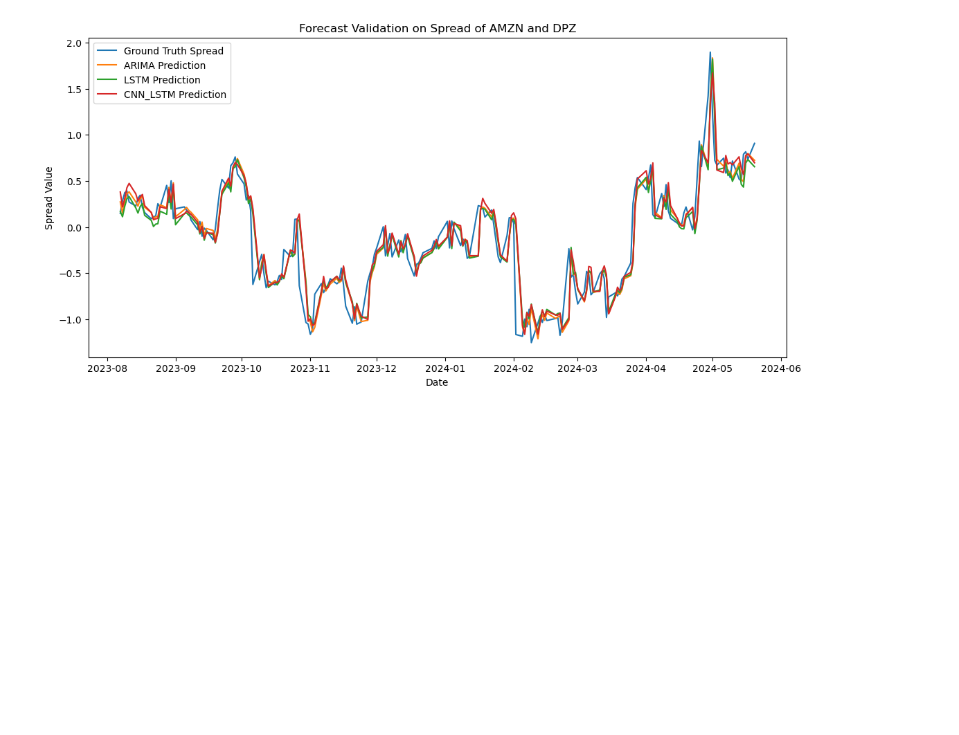
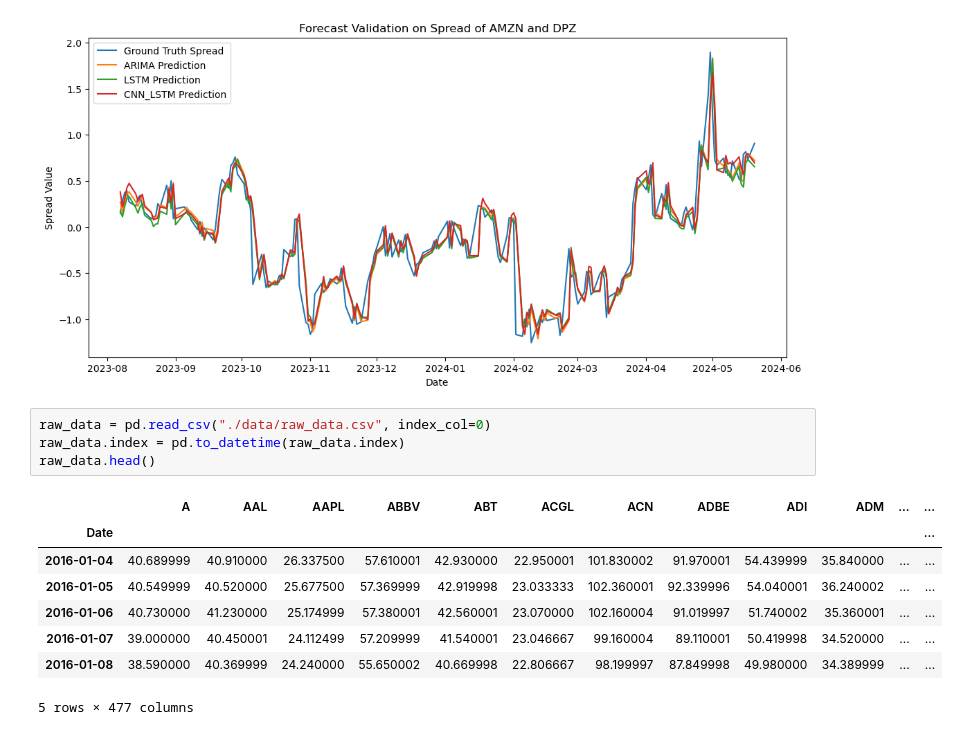
Before and after one commit to CooperLymn/pairs_trading_with_machine_learning, a Jupyter notebook: plot.ipynb, the cells around one changed output. Saved outputs shown, nothing was run; the diff lists cells and outputs as text; blank space fills up the shorter version.

```diff
--- a/plot.ipynb
+++ b/plot.ipynb
@@ -43,3 +44,16 @@ plt.legend()
 plt.show()
 # %% [output]
 [figure]
+# %%
+raw_data = pd.read_csv("./data/raw_data.csv", index_col=0)
+raw_data.index = pd.to_datetime(raw_data.index)
+raw_data.head()
+# %% [output]
+|  | A | AAL | AAPL | ABBV | ABT | ACGL | ACN | ADBE | ADI | ADM | ... | ... |
+| Date |  |  |  |  |  |  |  |  |  |  |  | ... |
+| 2016-01-04 | 40.689999 | 40.910000 | 26.337500 | 57.610001 | 42.930000 | 22.950001 | 101.830002 | 91.970001 | 54.439999 | 35.840000 | ... | ... |
+| 2016-01-05 | 40.549999 | 40.520000 | 25.677500 | 57.369999 | 42.919998 | 23.033333 | 102.360001 | 92.339996 | 54.040001 | 36.240002 | ... | ... |
+| 2016-01-06 | 40.730000 | 41.230000 | 25.174999 | 57.380001 | 42.560001 | 23.070000 | 102.160004 | 91.019997 | 51.740002 | 35.360001 | ... | ... |
+| 2016-01-07 | 39.000000 | 40.450001 | 24.112499 | 57.209999 | 41.540001 | 23.046667 | 99.160004 | 89.110001 | 50.419998 | 34.520000 | ... | ... |
+| 2016-01-08 | 38.590000 | 40.369999 | 24.240000 | 55.650002 | 40.669998 | 22.806667 | 98.199997 | 87.849998 | 49.980000 | 34.389999 | ... | ... |
+5 rows × 477 columns
```
Also changed, not shown: parts of 6 cells of this notebook, 4 other files.
